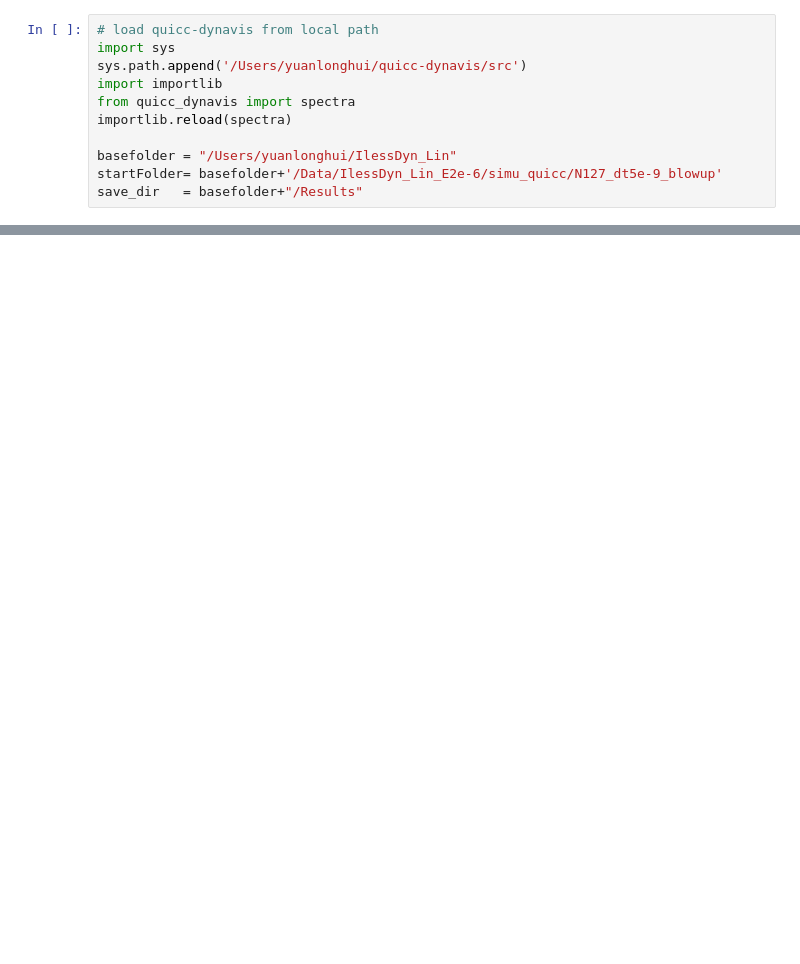
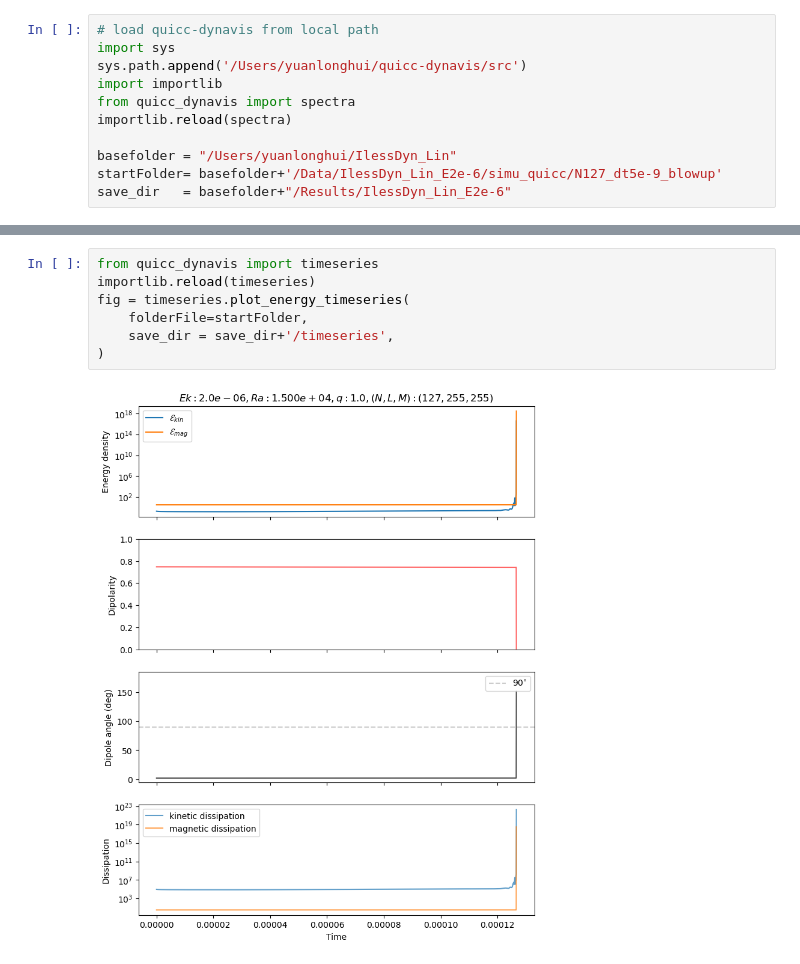
Before and after one commit to lhyuanmhd/quicc_dynavis, a Jupyter notebook: src/quicc_dynavis/test_quicc_dynvis.ipynb, the cells around one changed output, grey strips where cells are left out. Cells and saved outputs as stored; diff of their text form; blank space fills up the shorter version.

Commit message:
Adding timeseries.py

```diff
--- a/src/quicc_dynavis/test_quicc_dynvis.ipynb
+++ b/src/quicc_dynavis/test_quicc_dynvis.ipynb
@@ -8,7 +8,7 @@ importlib.reload(spectra)
 
 basefolder = "/Users/yuanlonghui/IlessDyn_Lin"
 startFolder= basefolder+'/Data/IlessDyn_Lin_E2e-6/simu_quicc/N127_dt5e-9_blowup'
-save_dir   = basefolder+"/Results"
+save_dir   = basefolder+"/Results/IlessDyn_Lin_E2e-6"
 # %%
 #spectra plot
 fig, axes, path = spectra.plot_spectra(
@@ -21,3 +20,12 @@ fig, axes, path = spectra.plot_spectra(
 )
 # %% [output]
 [figure]
+# %%
+from quicc_dynavis import timeseries
+importlib.reload(timeseries)
+fig = timeseries.plot_energy_timeseries(
+    folderFile=startFolder,
+    save_dir = save_dir+'/timeseries',
+)
+# %% [output]
+[figure, added]
```
Also changed, not shown: parts of 1 cell of this notebook, 3 other files.
